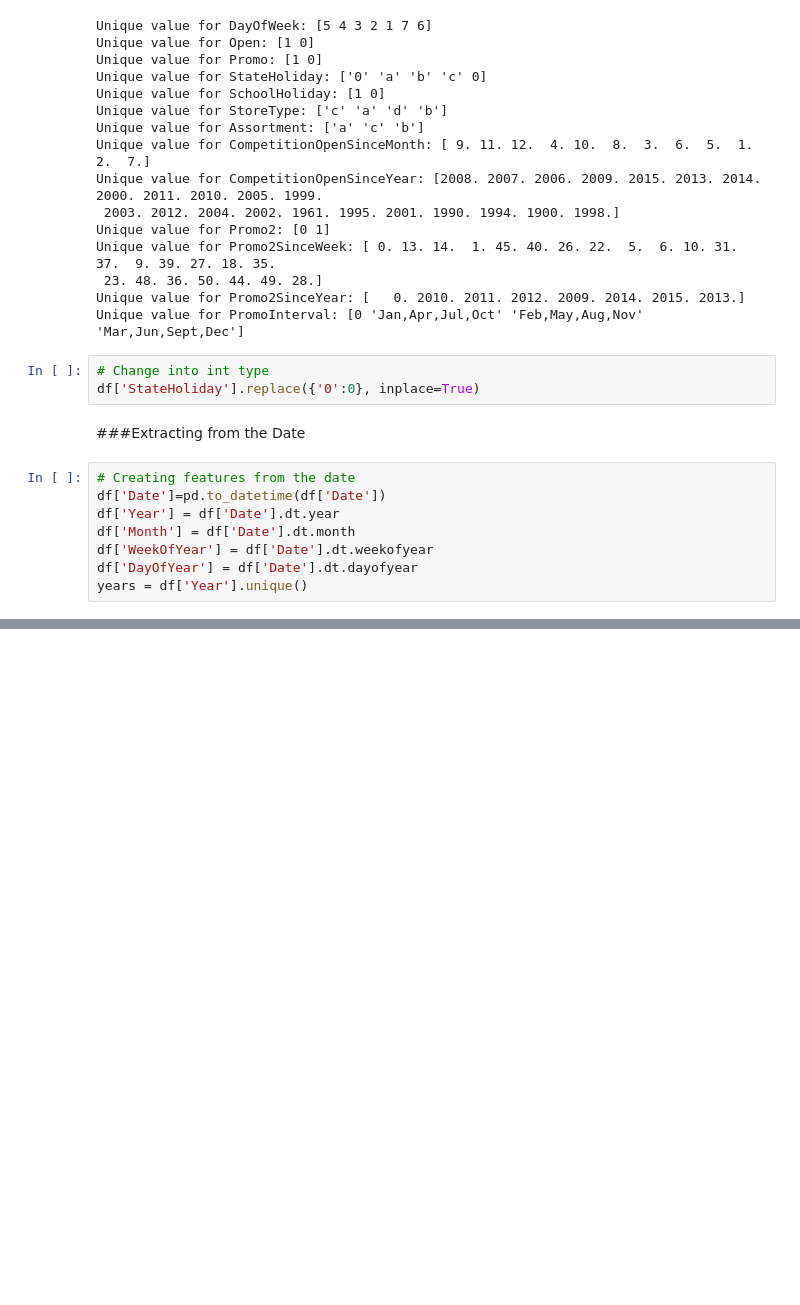
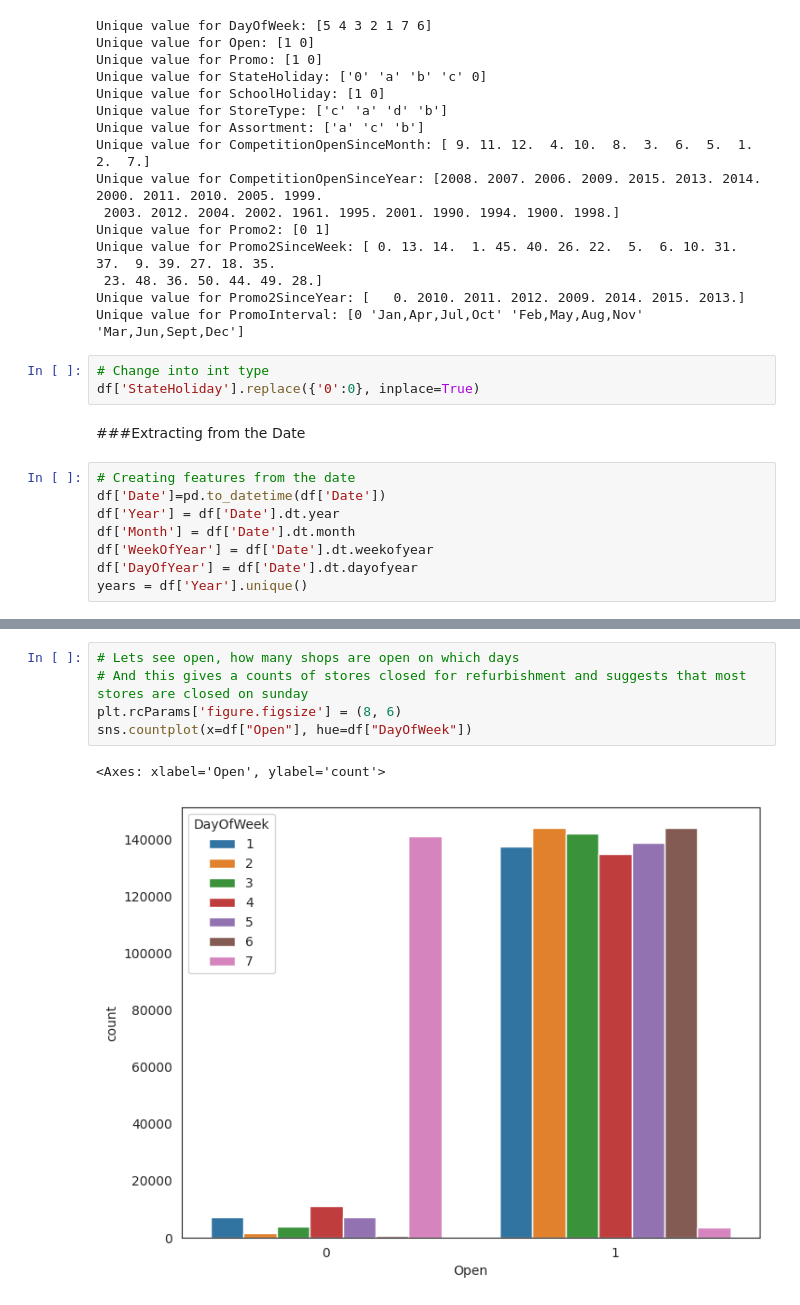
Before and after one commit to shrikantkute/Retail_Sales_Prediction, a Jupyter notebook: Retail_Sales_Prediction_Shrikant_Kute.ipynb, the cells around one changed output, grey strips where cells are left out. Drawn from its saved outputs; the diff is of its cells as text; blank space fills up the shorter version.

```diff
--- a/Retail_Sales_Prediction_Shrikant_Kute.ipynb
+++ b/Retail_Sales_Prediction_Shrikant_Kute.ipynb
@@ -410,0 +487,8 @@ years = df['Year'].unique()
+# %%
+# Lets see open, how many shops are open on which days
+# And this gives a counts of stores closed for refurbishment and suggests that most stores are closed on sunday
+plt.rcParams['figure.figsize'] = (8, 6)
+sns.countplot(x=df["Open"], hue=df["DayOfWeek"])
+# %% [output]
+<Axes: xlabel='Open', ylabel='count'>
+[figure, added]
```
Also changed, not shown: parts of 46 cells of this notebook.
